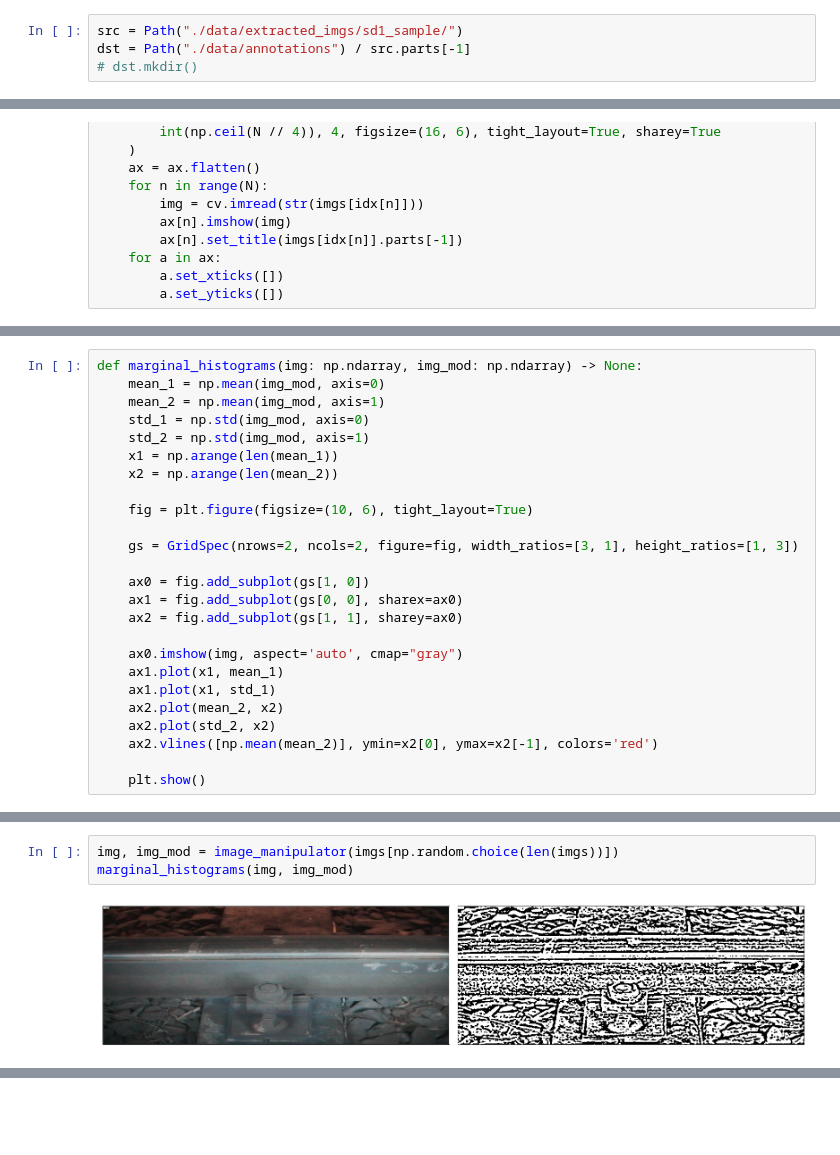
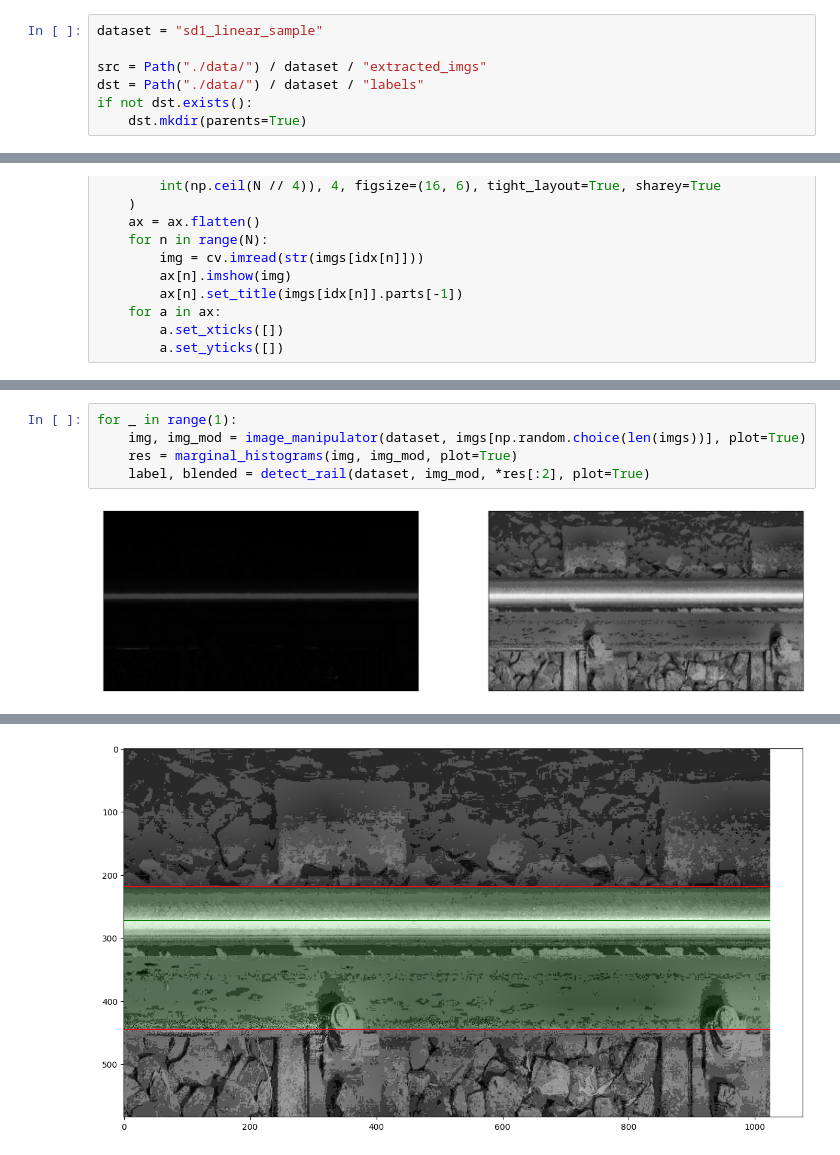
Before and after one commit to demustamas/project_work, a Jupyter notebook: annotator.ipynb, the cells around one changed output, grey strips where cells are left out. Drawn from its saved outputs; the diff is of its cells as text; blank space fills up the shorter version.

Commit message:
video_slicer updated annotator first release rail surface roughly found

```diff
--- a/annotator.ipynb
+++ b/annotator.ipynb
@@ -12,7 +14,10 @@ import cv2 as cv
 # %%
-src = Path("./data/extracted_imgs/sd1_sample/")
-dst = Path("./data/annotations") / src.parts[-1]
-# dst.mkdir()
+dataset = "sd1_linear_sample"
+
+src = Path("./data/") / dataset / "extracted_imgs"
+dst = Path("./data/") / dataset / "labels"
+if not dst.exists():
+    dst.mkdir(parents=True)
 # %%
 imgs = sorted(list(src.iterdir()))
 # %%
@@ -58,26 +105 @@ def image_manipulator(
     return img, img_mod
-# %%
-def marginal_histograms(img: np.ndarray, img_mod: np.ndarray) -> None:
-    mean_1 = np.mean(img_mod, axis=0)
-    mean_2 = np.mean(img_mod, axis=1)
-    std_1 = np.std(img_mod, axis=0)
-    std_2 = np.std(img_mod, axis=1)
-    x1 = np.arange(len(mean_1))
-    x2 = np.arange(len(mean_2))
-
-    fig = plt.figure(figsize=(10, 6), tight_layout=True)
-
-    gs = GridSpec(nrows=2, ncols=2, figure=fig, width_ratios=[3, 1], height_ratios=[1, 3])
-
-    ax0 = fig.add_subplot(gs[1, 0])
-    ax1 = fig.add_subplot(gs[0, 0], sharex=ax0)
-    ax2 = fig.add_subplot(gs[1, 1], sharey=ax0)
-
-    ax0.imshow(img, aspect='auto', cmap="gray")
-    ax1.plot(x1, mean_1)
-    ax1.plot(x1, std_1)
-    ax2.plot(mean_2, x2)
-    ax2.plot(std_2, x2)
-    ax2.vlines([np.mean(mean_2)], ymin=x2[0], ymax=x2[-1], colors='red')
-
-    plt.show()
@@ -84,5 +146,7 @@ def marginal_histograms(img: np.ndarray, img_mod: np.ndarray) -> None:
 # %%
-img, img_mod = image_manipulator(imgs[np.random.choice(len(imgs))])
-marginal_histograms(img, img_mod)
+for _ in range(1):
+    img, img_mod = image_manipulator(dataset, imgs[np.random.choice(len(imgs))], plot=True)
+    res = marginal_histograms(img, img_mod, plot=True)
+    label, blended = detect_rail(dataset, img_mod, *res[:2], plot=True)
 # %% [output]
-[figure, old version]
+[figure, new version]
@@ -89,0 +154 @@ marginal_histograms(img, img_mod)
+[figure, added]
```
Also changed, not shown: parts of 8 cells of this notebook, 1 other file.
